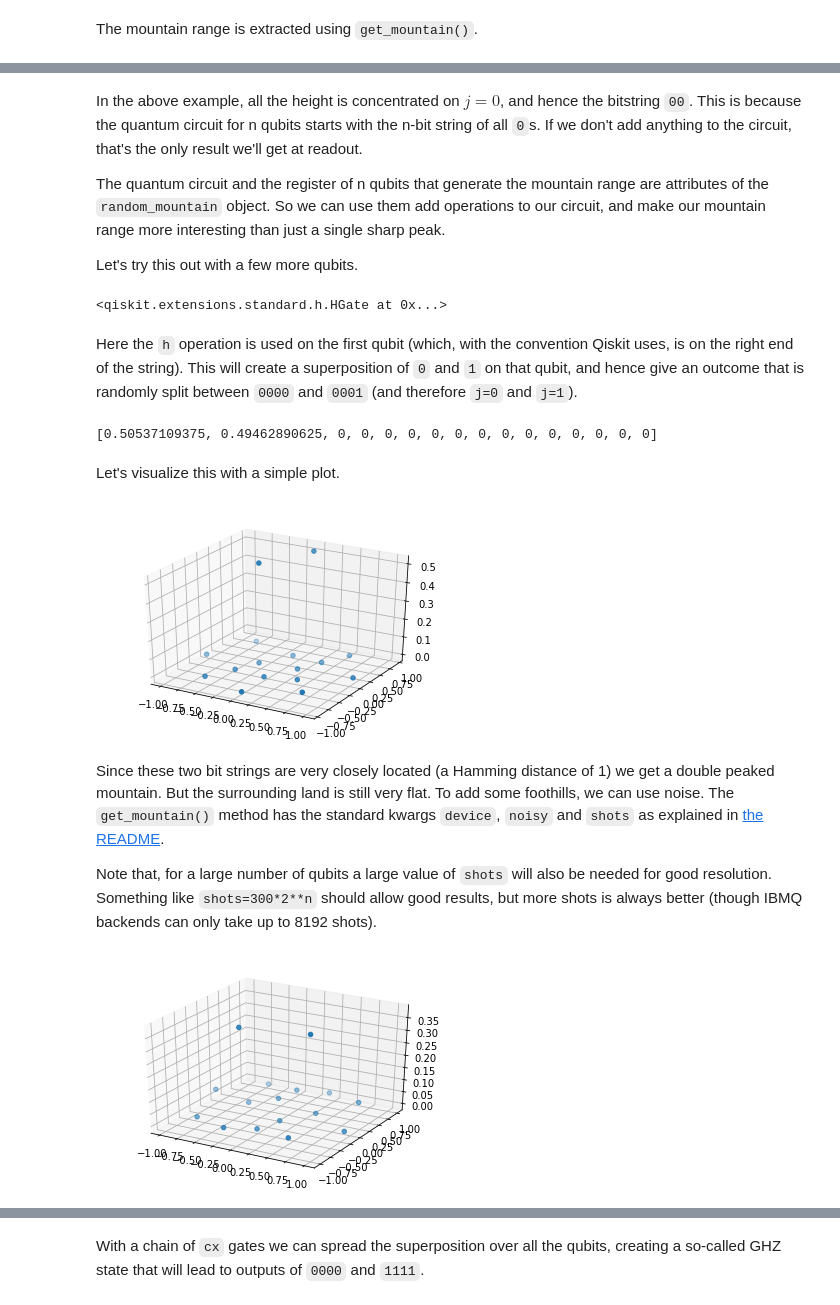
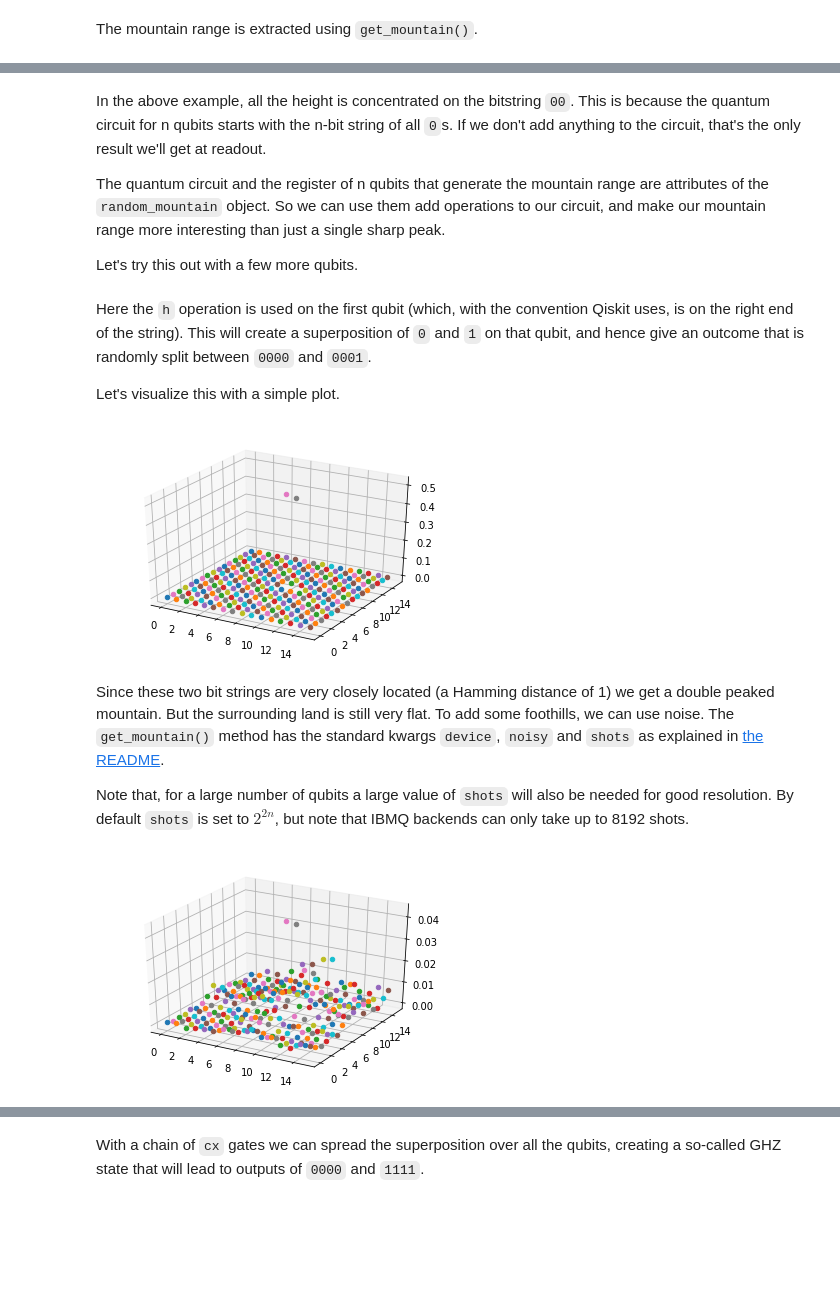
Before and after one commit to quantumjim/qreative, a Jupyter notebook: tutorials/random_mountain.ipynb, the cells around one changed output, grey strips where cells are left out. Drawn from its saved outputs; the diff is of its cells as text; code cells hidden in the pictures; blank space fills up the shorter version.

```diff
--- a/tutorials/random_mountain.ipynb
+++ b/tutorials/random_mountain.ipynb
@@ -38,45 +41,41 @@ Here we can label the points with the integers $0\leq$ `j` $<2^n$. The coordinat
 # %% [markdown]
-In the above example, all the height is concentrated on $j=0$, and hence the bitstring `00`. This is because the quantum circuit for n qubits starts with the n-bit string of all `0`s. If we don't add anything to the circuit, that's the only result we'll get at readout.
+In the above example, all the height is concentrated on the bitstring `00`. This is because the quantum circuit for n qubits starts with the n-bit string of all `0`s. If we don't add anything to the circuit, that's the only result we'll get at readout.
 
 The quantum circuit and the register of n qubits that generate the mountain range are attributes of the `random_mountain` object. So we can use them add operations to our circuit, and make our mountain range more interesting than just a single sharp peak.
 
 Let's try this out with a few more qubits.
 # %%
-n = 4
+n = 8
 alps = CreativeQiskit.random_mountain(n)
 alps.qc.h(alps.qr[0])
+
+pos,prob = alps.get_mountain()
-# %% [output]
-<qiskit.extensions.standard.h.HGate at 0x...>
 # %% [markdown]
-Here the `h` operation is used on the first qubit (which, with the convention Qiskit uses, is on the right end of the string). This will create a superposition of `0` and `1` on that qubit, and hence give an outcome that is randomly split between `0000` and `0001` (and therefore `j=0` and `j=1`).
+Here the `h` operation is used on the first qubit (which, with the convention Qiskit uses, is on the right end of the string). This will create a superposition of `0` and `1` on that qubit, and hence give an outcome that is randomly split between `0000` and `0001`.
+
+Let's visualize this with a simple plot.
-# %%
-X,Y,Z = alps.get_mountain()
-print(Z)
-# %% [output]
-[0.50537109375, 0.49462890625, 0, 0, 0, 0, 0, 0, 0, 0, 0, 0, 0, 0, 0, 0]
-# %% [markdown]
-Let's visualize this with a simple plot.
 # %%
 import matplotlib.pyplot as plt
 from mpl_toolkits.mplot3d import axes3d
 
-def plot_mountain(X,Y,Z):
+def plot_mountain(pos,prob):
 
     fig = plt.figure()
     ax = fig.add_subplot(111, projection='3d')
-    ax.scatter(X, Y, Z)
+    for node in pos:
+        ax.scatter(pos[node][0], pos[node][1], prob[node])
 
     plt.show()
 
-plot_mountain(X,Y,Z)
+plot_mountain(pos,prob)
 # %% [output]
-[figure, old version]
+[figure, new version]
 # %% [markdown]
 Since these two bit strings are very closely located (a Hamming distance of 1) we get a double peaked mountain. But the surrounding land is still very flat. To add some foothills, we can use noise. The `get_mountain()` method has the standard kwargs `device`, `noisy` and `shots` as explained in [the README](README.md).
 
-Note that, for a large number of qubits a large value of `shots` will also be needed for good resolution. Something like `shots=300*2**n` should allow good results, but more shots is always better (though IBMQ backends can only take up to 8192 shots).
+Note that, for a large number of qubits a large value of `shots` will also be needed for good resolution. By default `shots` is set to $2^{2n}$, but note that IBMQ backends can only take up to 8192 shots.
 # %%
-X,Y,Z = alps.get_mountain(noisy=0.1)
-plot_mountain(X,Y,Z)
+pos,prob = alps.get_mountain(noisy=0.3)
+plot_mountain(pos,prob)
 # %% [output]
-[figure, old version]
+[figure, new version]
```
Also changed, not shown: parts of 13 cells of this notebook, 1 other file.
